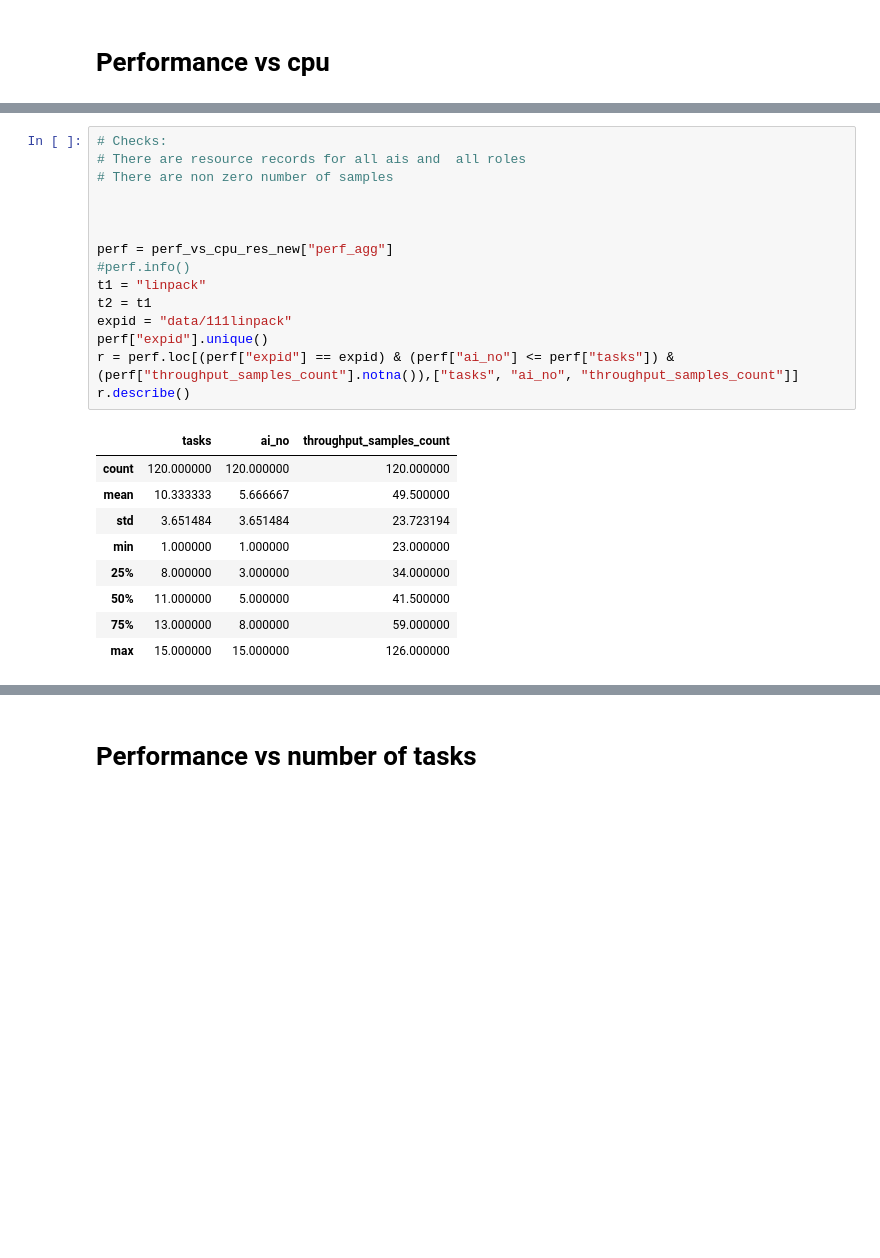
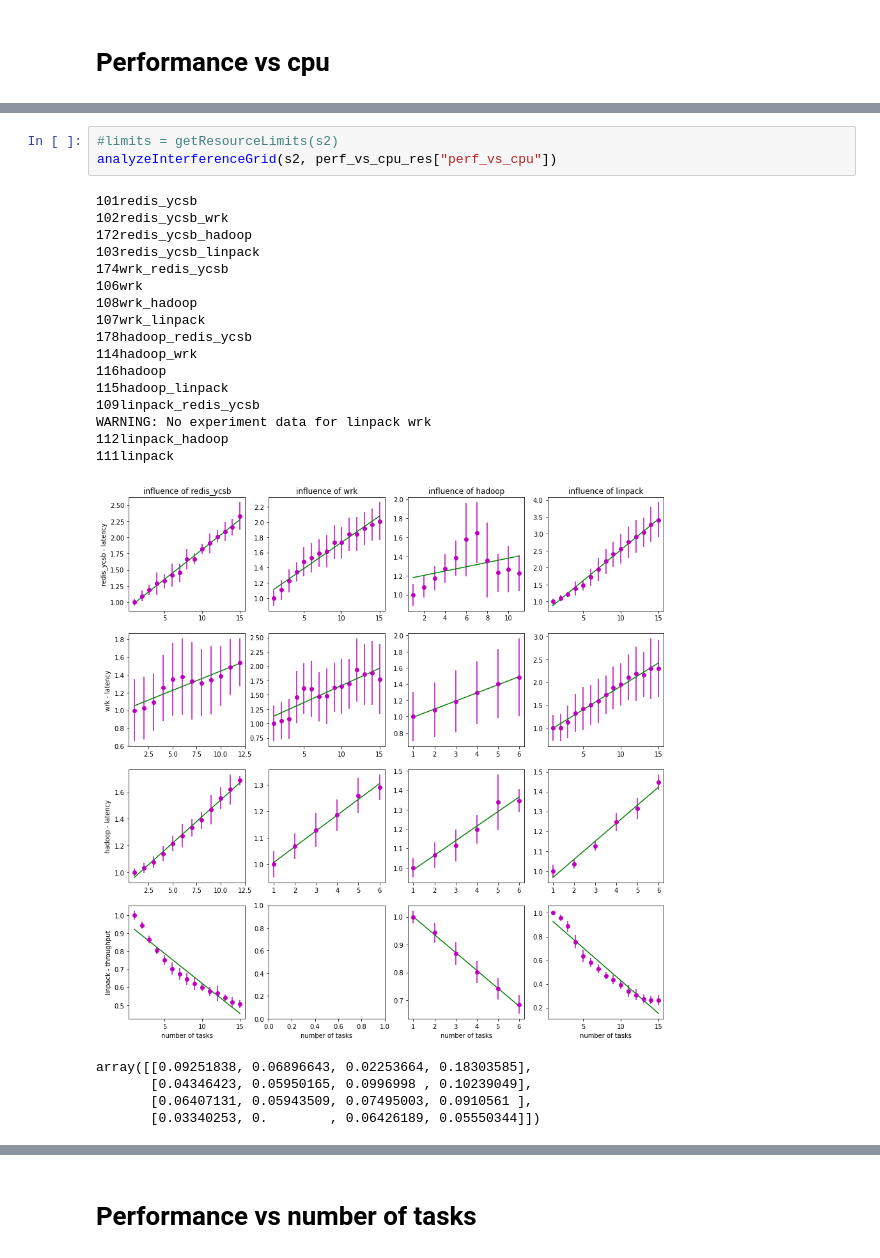
Before and after one commit to pawelzell/cbtool, a Jupyter notebook: myscripts/Interference observation.ipynb, the cells around one changed output, grey strips where cells are left out. Cells and saved outputs as stored; diff of their text form; blank space fills up the shorter version.

Commit message:
Analyze Interference grid migrate to use other data

```diff
--- a/myscripts/Interference observation.ipynb
+++ b/myscripts/Interference observation.ipynb
@@ -486,25 +437,25 @@ Aggregating perf data
-# %%
-# Checks:
-# There are resource records for all ais and  all roles
-# There are non zero number of samples
-
-
-
-perf = perf_vs_cpu_res_new["perf_agg"]
-#perf.info()
-t1 = "linpack"
-t2 = t1
-expid = "data/111linpack"
-perf["expid"].unique()
-r = perf.loc[(perf["expid"] == expid) & (perf["ai_no"] <= perf["tasks"]) & (perf["throughput_samples_count"].notna()),["tasks", "ai_no", "throughput_samples_count"]]
-r.describe()
-# %% [output]
-|  | tasks | ai_no | throughput_samples_count |
-| count | 120.000000 | 120.000000 | 120.000000 |
-| mean | 10.333333 | 5.666667 | 49.500000 |
-| std | 3.651484 | 3.651484 | 23.723194 |
-| min | 1.000000 | 1.000000 | 23.000000 |
-| 25% | 8.000000 | 3.000000 | 34.000000 |
-| 50% | 11.000000 | 5.000000 | 41.500000 |
-| 75% | 13.000000 | 8.000000 | 59.000000 |
-| max | 15.000000 | 15.000000 | 126.000000 |
+# %%
+#limits = getResourceLimits(s2)
+analyzeInterferenceGrid(s2, perf_vs_cpu_res["perf_vs_cpu"])
+# %% [output]
+101redis_ycsb
+102redis_ycsb_wrk
+172redis_ycsb_hadoop
+103redis_ycsb_linpack
+174wrk_redis_ycsb
+106wrk
+108wrk_hadoop
+107wrk_linpack
+178hadoop_redis_ycsb
+114hadoop_wrk
+116hadoop
+115hadoop_linpack
+109linpack_redis_ycsb
+WARNING: No experiment data for linpack wrk
+112linpack_hadoop
+111linpack
+[figure, added]
+array([[0.09251838, 0.06896643, 0.02253664, 0.18303585],
+       [0.04346423, 0.05950165, 0.0996998 , 0.10239049],
+       [0.06407131, 0.05943509, 0.07495003, 0.0910561 ],
+       [0.03340253, 0.        , 0.06426189, 0.05550344]])
```
Also changed, not shown: parts of 12 cells of this notebook.
